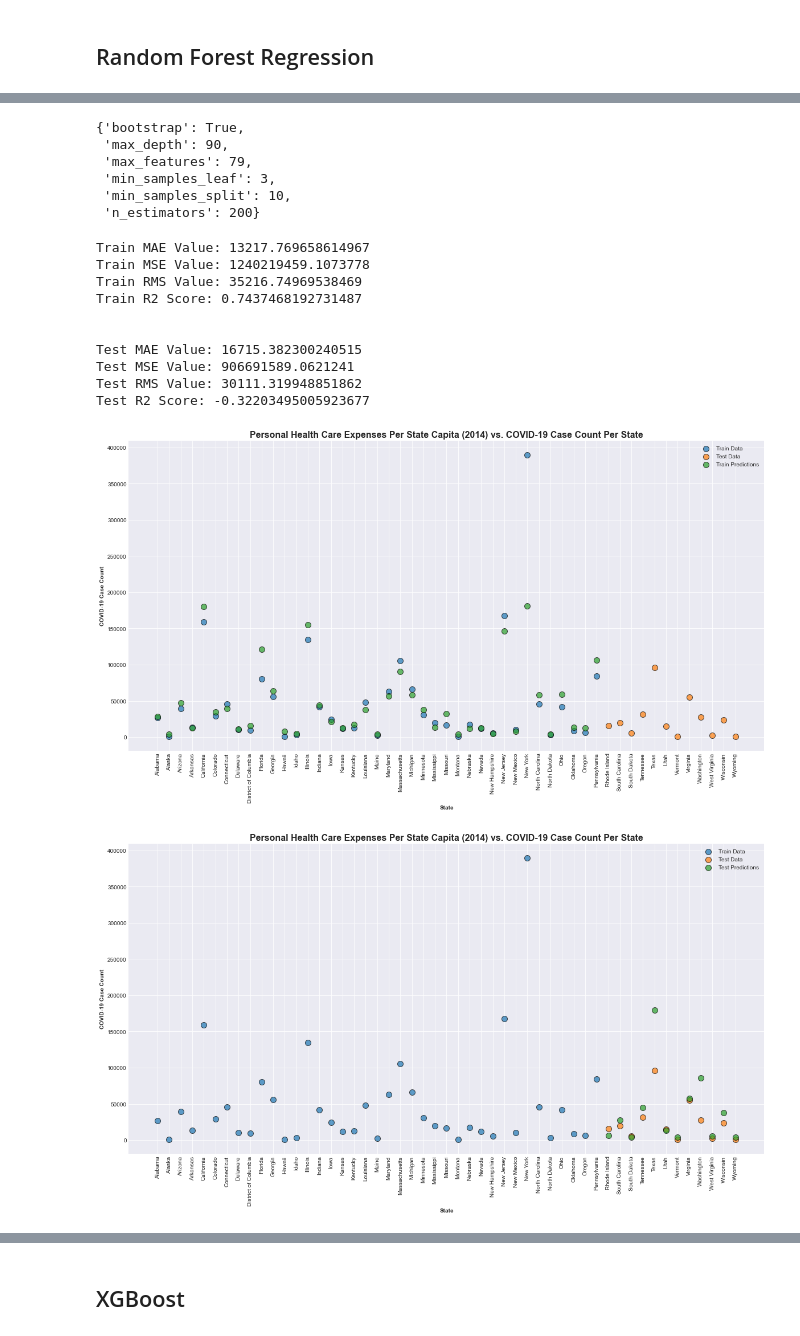
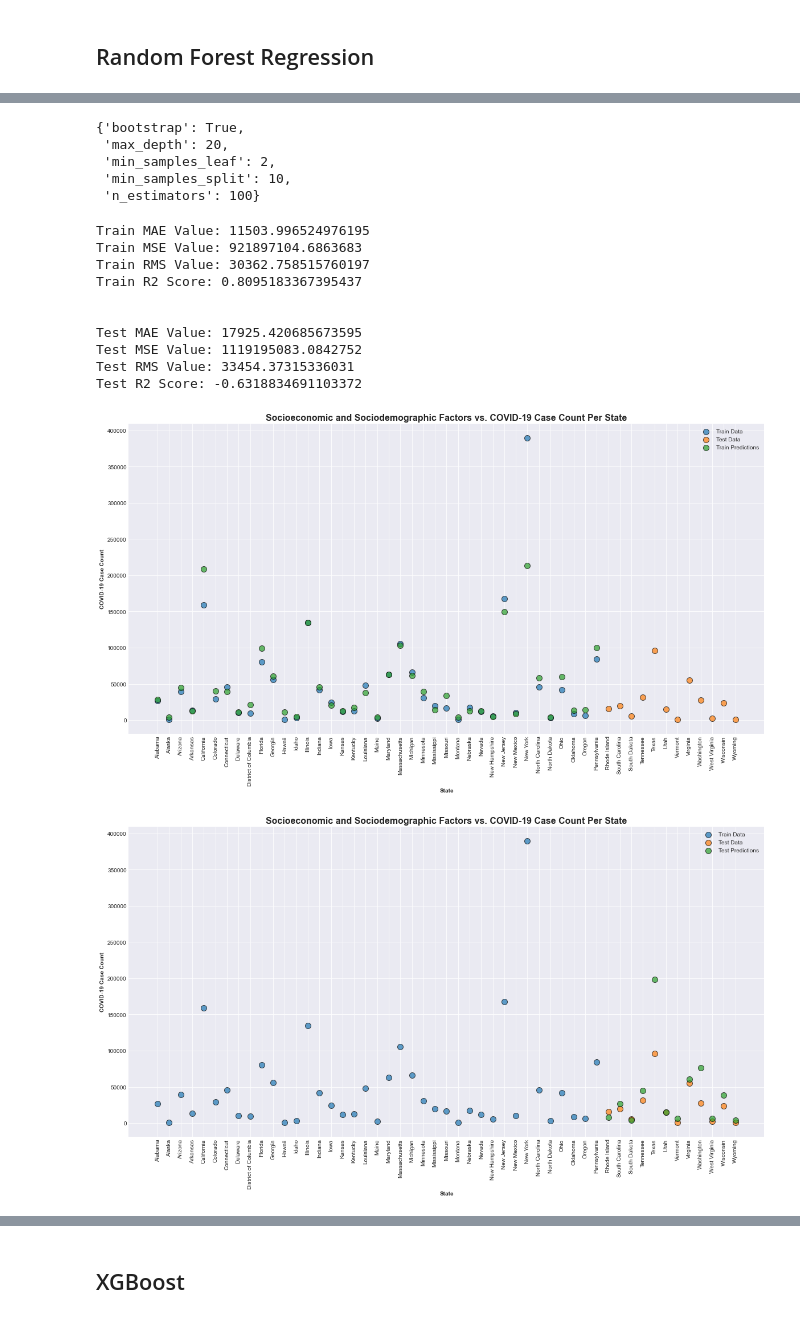
Before and after one commit to aakula7/Health-Literacy-COVID19, a Jupyter notebook: Merged Data/Models.ipynb, the cells around one changed output, grey strips where cells are left out. Drawn from its saved outputs; the diff is of its cells as text; code cells hidden in the pictures.

```diff
--- a/Merged Data/Models.ipynb
+++ b/Merged Data/Models.ipynb
@@ -532,11 +534,10 @@ plt.show();
 # %%
 param_grid = {
     'bootstrap': [True],
-    'max_depth': [80, 90, 100, 110],
-    'max_features': [len(columns)],
-    'min_samples_leaf': [3, 4, 5],
-    'min_samples_split': [8, 10, 12],
-    'n_estimators': [100, 200, 300, 1000]
+    'max_depth': [10, 20, 30, 40, 50],
+    'min_samples_leaf': [1, 2, 5, 10, 15, 20],
+    'min_samples_split': [8, 10, 12, 16, 20, 24],
+    'n_estimators': [100, 200, 300, 400, 500, 1000]
 }
 
 kfold = KFold(n_splits = 4)
@@ -556,11 +564,10 @@ Fitting 4 folds for each of 144 candidates, totalling 576 fits
 RF_NewModel.best_params_
 # %% [output]
 {'bootstrap': True,
- 'max_depth': 90,
- 'max_features': 79,
- 'min_samples_leaf': 3,
+ 'max_depth': 20,
+ 'min_samples_leaf': 2,
  'min_samples_split': 10,
- 'n_estimators': 200}
+ 'n_estimators': 100}
 # %%
 train_predictions_scaled = RF_NewModel.predict(X_train_scaled)
 train_predictions = scaler.inverse_transform(train_predictions_scaled)
@@ -588,34 +595,34 @@ print('Test MSE Value:', Test_MSE)
 print('Test RMS Value:', Test_RMS)
 print('Test R2 Score:', Test_R2Score)
 # %% [output]
-Train MAE Value: 13217.769658614967
-Train MSE Value: 1240219459.1073778
-Train RMS Value: 35216.74969538469
-Train R2 Score: 0.7437468192731487
+Train MAE Value: 11503.996524976195
+Train MSE Value: 921897104.6863683
+Train RMS Value: 30362.758515760197
+Train R2 Score: 0.8095183367395437
 
 
-Test MAE Value: 16715.382300240515
-Test MSE Value: 906691589.0621241
-Test RMS Value: 30111.319948851862
-Test R2 Score: -0.32203495005923677
+Test MAE Value: 17925.420685673595
+Test MSE Value: 1119195083.0842752
+Test RMS Value: 33454.37315336031
+Test R2 Score: -0.6318834691103372
 # %%
 rcParams['figure.figsize'] = 20, 10
 
 plt.figure()
 
 plt.scatter(x = train['State'], y = train['cases'], linewidths = 1, alpha = 0.7, edgecolor = 'k', s = 100, cmap = 'inferno')
 plt.scatter(x = test['State'], y = test['cases'], linewidths = 1, alpha = 0.7, edgecolor = 'k', s = 100, cmap = 'inferno')
 plt.scatter(x = train['State'], y = train_predictions, linewidths = 1, alpha = 0.7, edgecolor = 'k', s = 100, cmap = 'inferno')
-plt.title('Personal Health Care Expenses Per State Capita (2014) vs. COVID-19 Case Count Per State', fontsize = 16, fontweight = 'bold')
+plt.title('Socioeconomic and Sociodemographic Factors vs. COVID-19 Case Count Per State', fontsize = 16, fontweight = 'bold')
 plt.xlabel('State', fontsize = 10, fontweight = 'bold')
 plt.ylabel('COVID-19 Case Count', fontsize = 10, fontweight = 'bold')
 
 plt.legend(['Train Data', 'Test Data', 'Train Predictions'])
 
 plt.xticks(rotation = 90)
 plt.show();
 # %% [output]
-[figure, old version]
+[figure, new version]
 # %%
 rcParams['figure.figsize'] = 20, 10
 
@@ -624,7 +631,7 @@ plt.figure()
 plt.scatter(x = train['State'], y = train['cases'], linewidths = 1, alpha = 0.7, edgecolor = 'k', s = 100, cmap = 'inferno')
 plt.scatter(x = test['State'], y = test['cases'], linewidths = 1, alpha = 0.7, edgecolor = 'k', s = 100, cmap = 'inferno')
 plt.scatter(x = test['State'], y = test_predictions, linewidths = 1, alpha = 0.7, edgecolor = 'k', s = 100, cmap = 'inferno')
-plt.title('Personal Health Care Expenses Per State Capita (2014) vs. COVID-19 Case Count Per State', fontsize = 16, fontweight = 'bold')
+plt.title('Socioeconomic and Sociodemographic Factors vs. COVID-19 Case Count Per State', fontsize = 16, fontweight = 'bold')
 plt.xlabel('State', fontsize = 10, fontweight = 'bold')
 plt.ylabel('COVID-19 Case Count', fontsize = 10, fontweight = 'bold')
 
@@ -633,7 +640,7 @@ plt.legend(['Train Data', 'Test Data', 'Test Predictions'])
 plt.xticks(rotation = 90)
 plt.show();
 # %% [output]
-[figure, old version]
+[figure, new version]
 # %%
 base_accuracy = evaluate(RanForModel, X_train_scaled, y_train_scaled)
 # %% [output]
```
Also changed, not shown: parts of 13 cells of this notebook, 2 other files.
